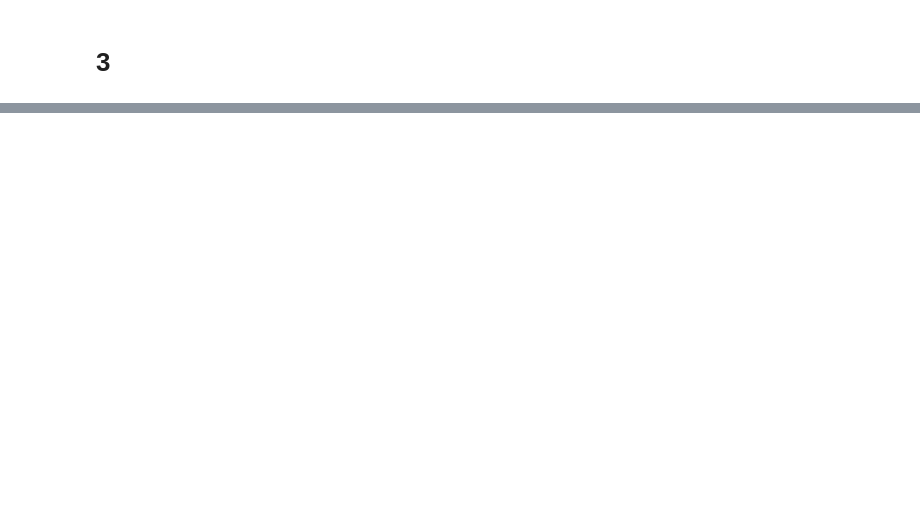
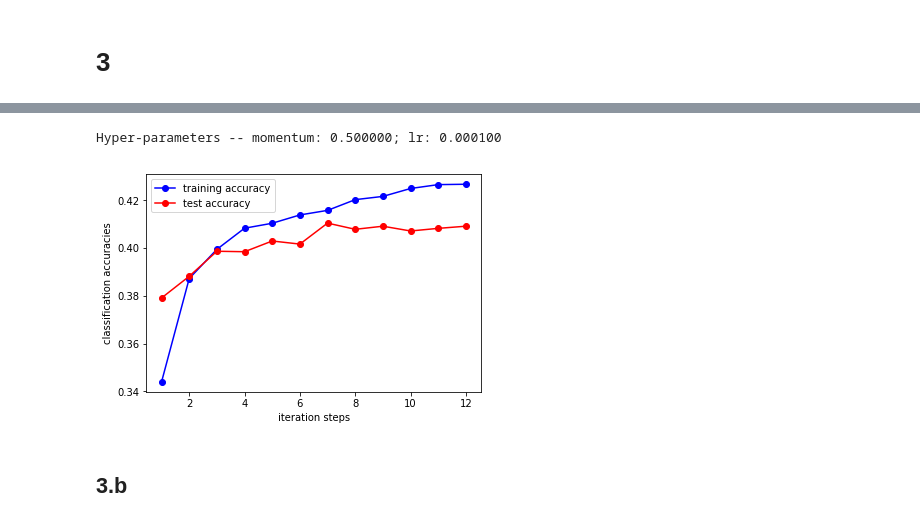
Before and after one commit to hengjiwang/CSE546, a Jupyter notebook: hw4.ipynb, the cells around one changed output, grey strips where cells are left out. Drawn from its saved outputs; the diff is of its cells as text; code cells hidden in the pictures; blank space fills up the shorter version.

```diff
--- a/hw4.ipynb
+++ b/hw4.ipynb
@@ -224,0 +373,8 @@ plot_2(X,Y,F,Fconstr)
+# %%
+def gen_index_a(x1, x2):
+    inds = []
+    for ii in range(len(x1)):
+        for jj in range(len(x2)):
+            inds.append((ii, jj))
+    np.random.shuffle(inds)
+    return inds
@@ -224,0 +414,26 @@ plot_2(X,Y,F,Fconstr)
+# %%
+last_accu = []
+momentum_list = [0.2, 0.5, 0.9, 1.5, 2, 4]
+lr_list = [1e-5, 1e-4, 1e-3, 1e-2]
+all_tr = []
+all_te = []
+momentums = []
+lrs = []
+inds = gen_index_a(momentum_list, lr_list)
+
+for (i,j) in inds[0:8]:
+
+    momentum = momentum_list[i]
+    lr = lr_list[j]
+    momentums.append(momentum)
+    lrs.append(lr)
+
+    net1 = Net1()
+    accu_trs, accu_tes = train_and_test(net1, lr, momentum)
+
+    all_tr.append(accu_trs)
+    all_te.append(accu_tes)
+
+    accu_te = accu_tes[-1]
+    last_accu.append(accu_te)
+    print('momentum: %f; lr: %f; accuracy: %f' % (momentum, lr, accu_te))
@@ -224,0 +449,18 @@ plot_2(X,Y,F,Fconstr)
+# %%
+best_index = last_accu.index(np.max(last_accu))
+
+momentum_best = momentums[best_index]
+lr_best = lrs[best_index]
+accu_trs = all_tr[best_index]
+accu_tes = all_te[best_index]
+# %%
+print('Hyper-parameters -- momentum: %f; lr: %f' % \
+      (momentum_best, lr_best))
+# %% [output]
+Hyper-parameters -- momentum: 0.500000; lr: 0.000100
+# %%
+plot_3(accu_trs, accu_tes)
+# %% [output]
+[figure, added]
+# %% [markdown]
+## 3.b
```
Also changed, not shown: parts of 27 cells of this notebook.
